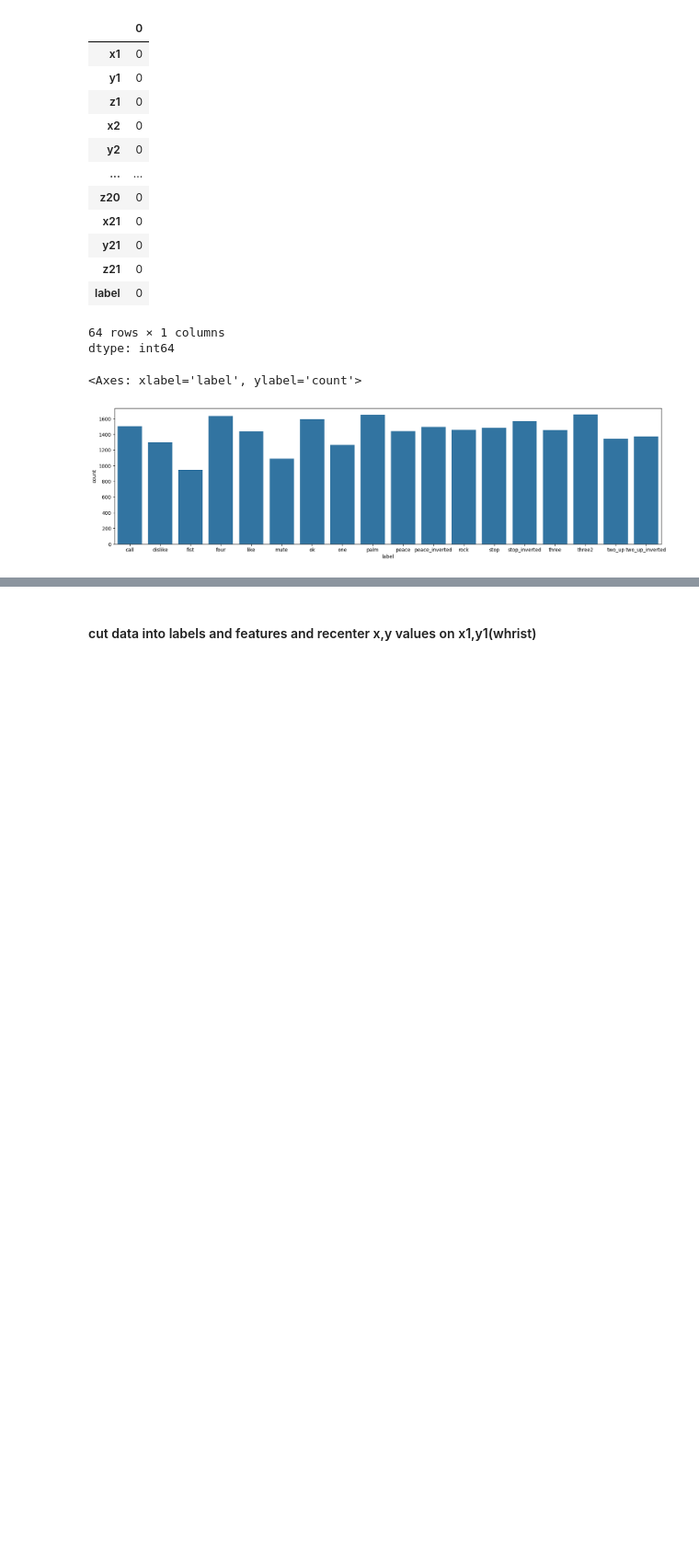
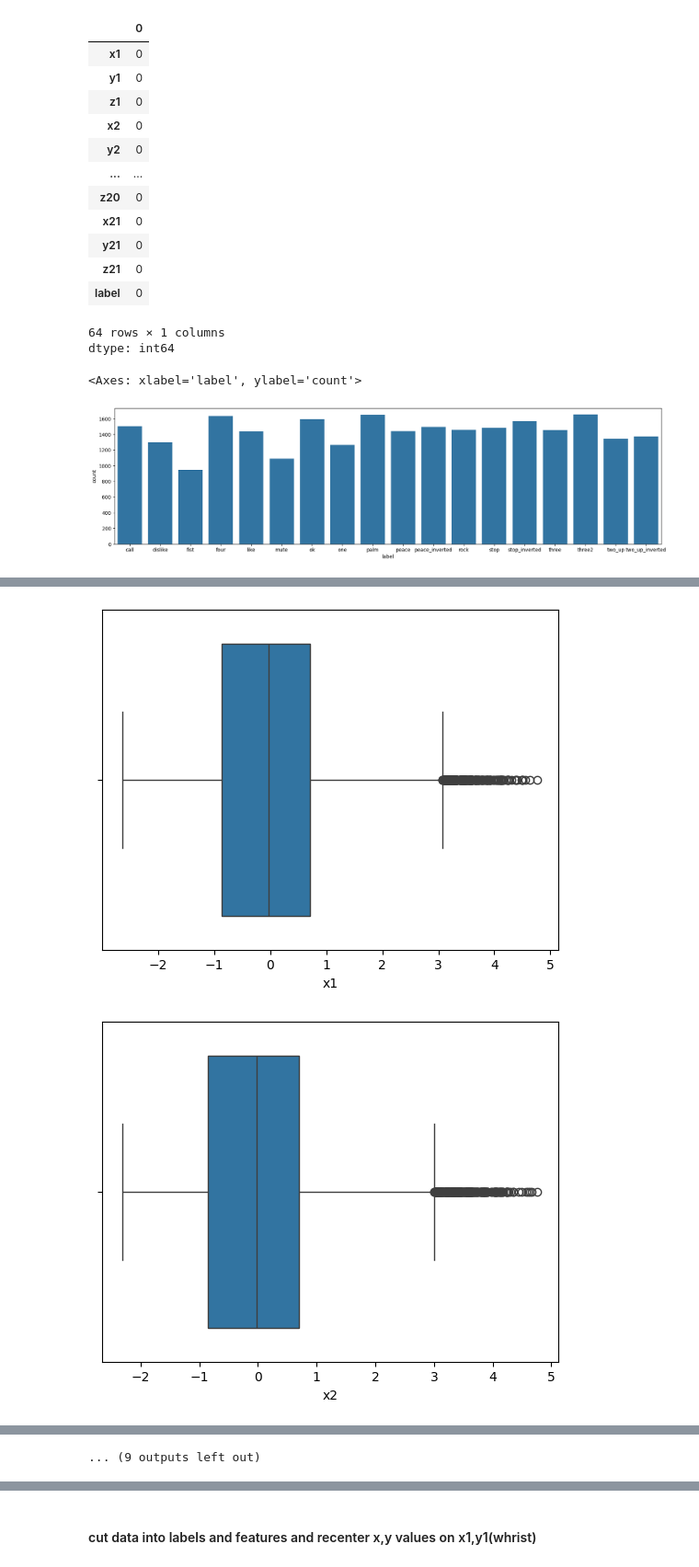
Before and after one commit to MazenFayed/Hand_Gesture_Classification_Using_MediaPipe_Landmarks_from_the_HaGRID_Dataset, a Jupyter notebook: Project.ipynb, the cells around one changed output, grey strips where cells are left out. Shown at 92% size. Cells and saved outputs as stored; diff of their text form; code cells hidden in the pictures; blank space fills up the shorter version.

```diff
--- a/Project.ipynb
+++ b/Project.ipynb
@@ -107,0 +152,7 @@ for i in range(1,22):
+# %%
+for i in range(1,22):
+  sns.boxplot(data=scaled_data,x=f"x{str(i)}")
+  plt.show()
+# %% [output]
+[figure, added]
+[figure, added]
@@ -107,0 +169 @@ for i in range(1,22):
+... (9 outputs left out)
```
Also changed, not shown: parts of 23 cells of this notebook.
